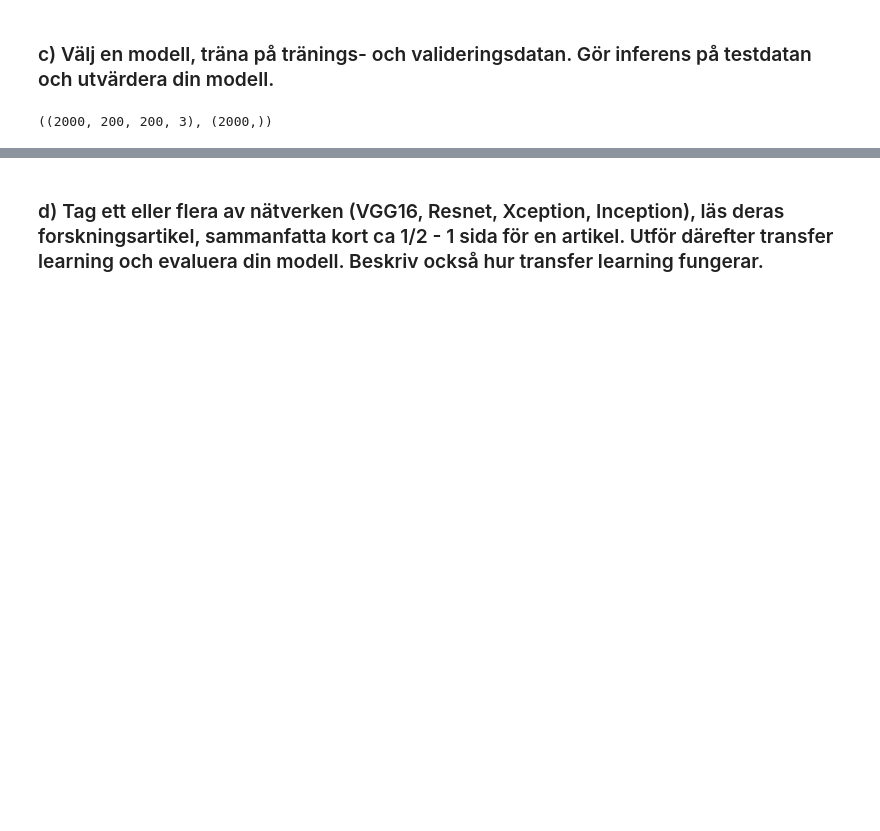
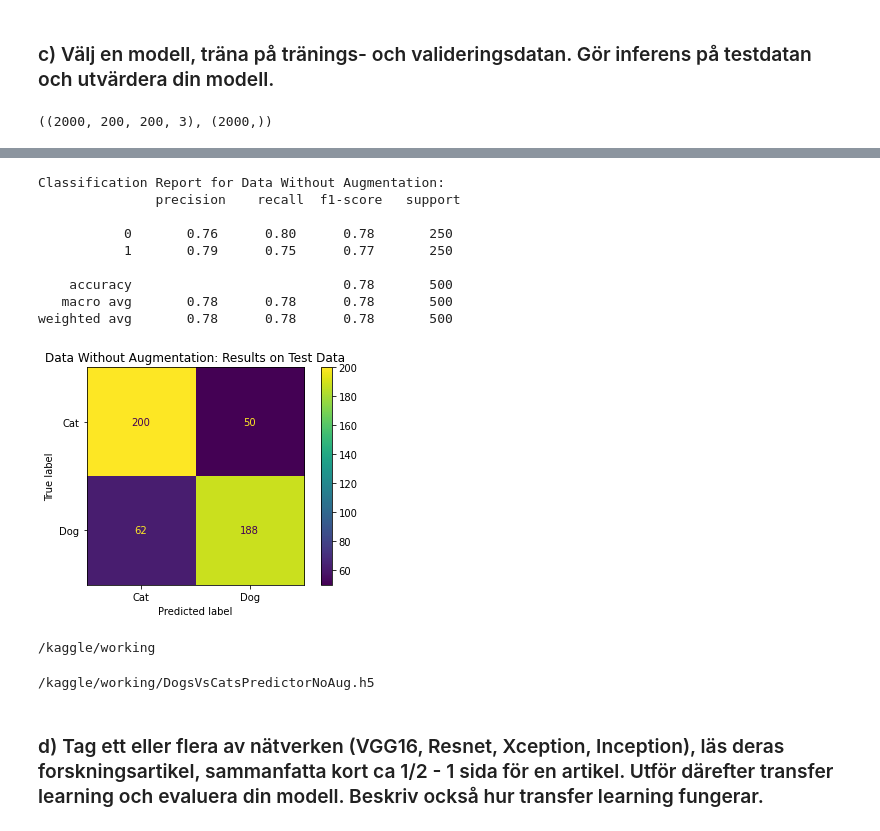
Before and after one commit to Anna-MariaSjolund/Deep-Learning-Anna-MariaSjolund, a Jupyter notebook: lab-dogs-vs-cats.ipynb, the cells around one changed output, grey strips where cells are left out. Cells and saved outputs as stored; diff of their text form; code cells hidden in the pictures; blank space fills up the shorter version.

Commit message:
Kaggle Notebook | Lab_dogs_vs_cats | Version 10

```diff
--- a/lab-dogs-vs-cats.ipynb
+++ b/lab-dogs-vs-cats.ipynb
@@ -907 +950,27 @@ weighted avg       0.78      0.77      0.76       500
+# %%
+with open(f'../input/dogsvscats-additional-data/X_test_small2.pickle', 'rb') as handle:
+    X_test_small2 = pickle.load(handle)
+
+with open(f'../input/dogsvscats-additional-data/y_test_small2.pickle', 'rb') as handle:
+    y_test_small2 = pickle.load(handle)
+# %%
+# Resize test2 images to 200
+X_test_small_200_2 = resize_images(X_test_small2, (200, 200))
+scaled_X_test_small_200_2 = X_test_small_200_2.astype("float32") / 255
+# %%
+y_pred_small_no_aug2 = final_model_no_aug.predict(scaled_X_test_small_200_2)
+y_pred_small_no_aug2 = (y_pred_small_no_aug2 > .5)*1
+# %%
+print_and_plot_results(y_test_small2, y_pred_small_no_aug2, "Data Without Augmentation")
+# %% [output]
+Classification Report for Data Without Augmentation:
+               precision    recall  f1-score   support
+
+           0       0.76      0.80      0.78       250
+           1       0.79      0.75      0.77       250
+
+    accuracy                           0.78       500
+   macro avg       0.78      0.78      0.78       500
+weighted avg       0.78      0.78      0.78       500
+[figure, added]
 # %%
@@ -909,3 +978,10 @@ final_model_no_aug.save("DogsVsCatsPredictorNoAug.h5")
+# %%
+%cd /kaggle/working
+from IPython.display import FileLink
+FileLink('./DogsVsCatsPredictorNoAug.h5')
+# %% [output]
+/kaggle/working
+/kaggle/working/DogsVsCatsPredictorNoAug.h5
 # %% [markdown]
 ### d) Tag ett eller flera av nätverken (VGG16, Resnet, Xception, Inception), läs deras forskningsartikel, sammanfatta kort ca 1/2 - 1 sida för en artikel. Utför därefter transfer learning och evaluera din modell. Beskriv också hur transfer learning fungerar.
 # %% [markdown]
```
Also changed, not shown: parts of 71 cells of this notebook.
